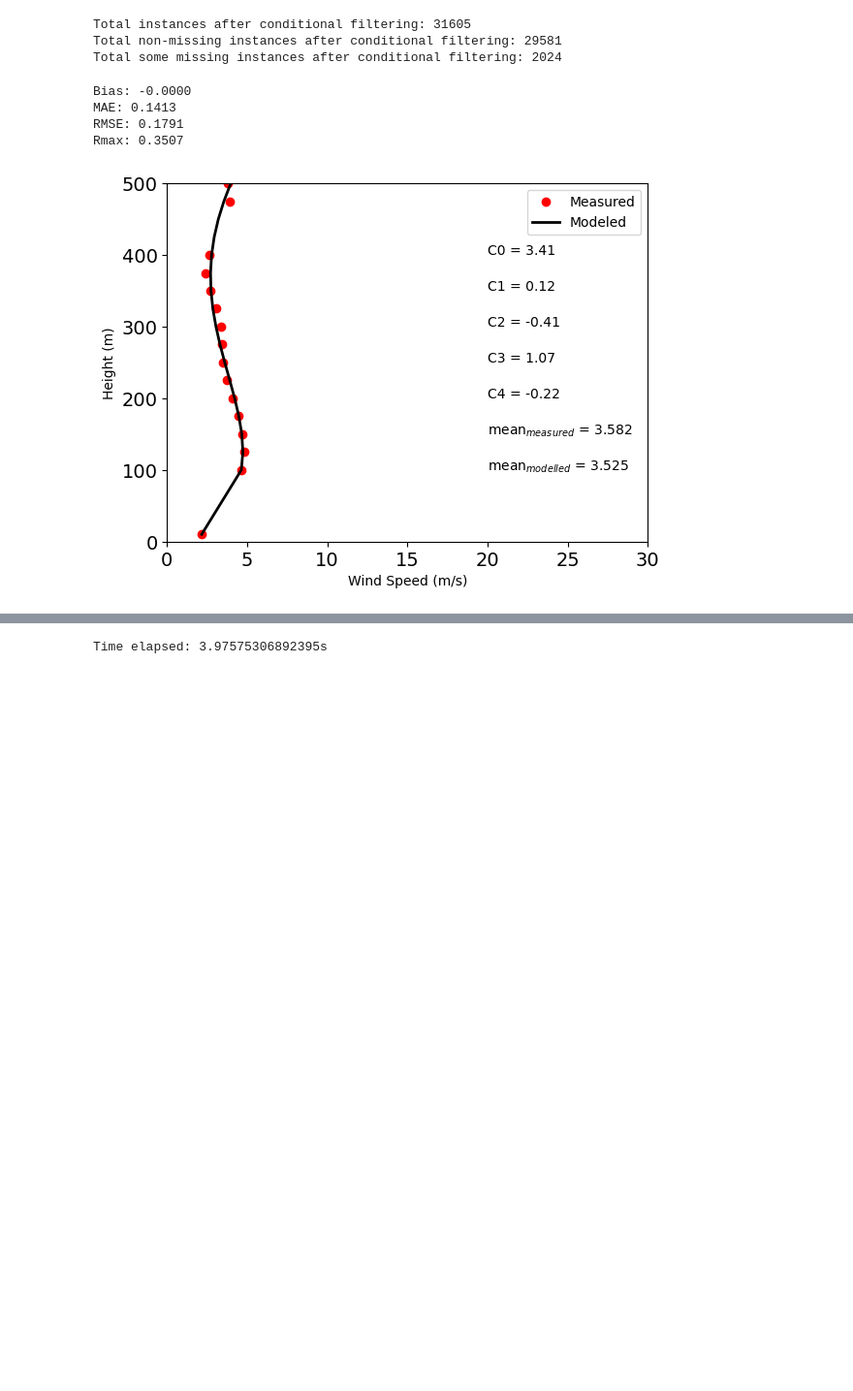
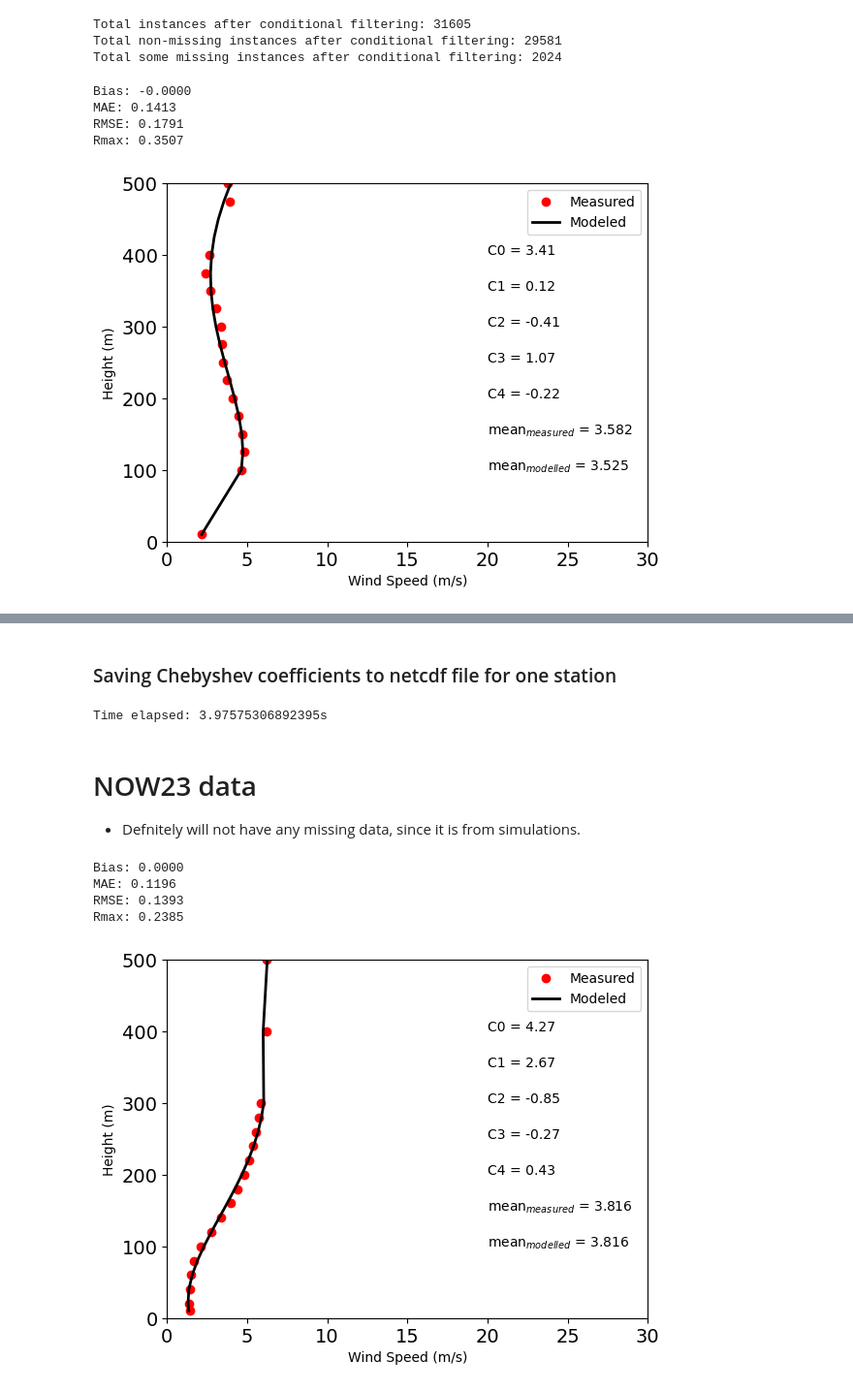
Before and after one commit to HarishBaki/Estimation-of-lidar-wind-speed-profiles-from-ERA5-inputs-using-TabNet, a Jupyter notebook: Compute_Chebyshev.ipynb, the cells around one changed output, grey strips where cells are left out. Shown at 97% size. Saved outputs shown, nothing was run; the diff lists cells and outputs as text; code cells hidden in the pictures; blank space fills up the shorter version.

Commit message:
Refactor code for computing Chebyshev coefficients for NOW23 data

```diff
--- a/Compute_Chebyshev.ipynb
+++ b/Compute_Chebyshev.ipynb
@@ -106,7 +126,6 @@ Rmax: 0.2815
 # %%
 from numpy.polynomial.chebyshev import chebfit
 CPtype = 1
-ref_H = np.array([0, 10] + list(range(100, 501, 25)))   # Reference heights starts from 0 m.
 Hn = normalize(Z, ref_H)
 print('Reference height: ', ref_H)
 print('Height: ', Z)
@@ -173,7 +194,6 @@ Total instances after conditional filtering: 31605
 Total non-missing instances after conditional filtering: 29581
 Total some missing instances after conditional filtering: 2024
 # %%
-ref_H = np.array([0,10] + list(range(100, 501, 25)))
 poly_order = 4
 CPtype = 1
 Coeff = Chebyshev_Coeff(Z, M.values,poly_order=poly_order, CPtype=CPtype, ref_H=ref_H)
@@ -241,5 +240,6 @@ Coordinates:
+# %% [markdown]
+### Saving Chebyshev coefficients to netcdf file for one station
 # %%
-ref_H = np.array([0,10] + list(range(100, 501, 25)))
 poly_order = 4
 CPtype = 1
 
@@ -258,8 +258,71 @@ print(f'Time elapsed: {etime-stime}s')
 coeff_da = xr.DataArray(Coeff, dims=['time', 'coeff'], coords={'time': filtered_data.time, 'coeff': np.arange(poly_order+1)},name='Chebyshev_Coefficients')
 
 # Save the coefficients to a netCDF file
-output_dir = f'Data/Profiler_Chebyshev_Coefficients'
+output_dir = f'data/Profiler_Chebyshev_Coefficients'
 os.makedirs(output_dir, exist_ok=True)
 coeff_da.to_netcdf(f'{output_dir}/{station_id}.nc')
 # %% [output]
 Time elapsed: 3.97575306892395s
+# %% [markdown]
+# NOW23 data
+- Defnitely will not have any missing data, since it is from simulations.
+# %%
+# Define the height levels and ensure the output directory exists
+station_id = 'PROF_OWEG'
+dfs = []
+for year in range(2000,2021):
+    df = pd.read_csv(f'data/NOW23/{station_id}/{year}.csv',index_col=0)
+    df.index = pd.to_datetime(df.index)
+    dfs.append(df)
+combined_df = pd.concat(dfs,axis=0)
+# %%
+# randomly select one profile for visualization
+np.random.seed(14000)
+time_idx = np.random.choice(combined_df.index)
+# select the data for the selected time
+M = combined_df.loc[time_idx]
+Z = np.array([10] + list(range(20, 301, 20)) + [400, 500])
+
+poly_order = 4
+CPtype = 1
+Coeff = Chebyshev_Coeff(Z, M.values,poly_order=poly_order, CPtype=CPtype, ref_H=ref_H)
+Mp = WindProfile(Z,Coeff, poly_order=poly_order,CPtype=CPtype,ref_H=ref_H)
+# Calculate statistics
+Bias = np.mean(M - Mp)
+MAE = np.mean(np.abs(M - Mp))
+RMSE = np.sqrt(np.mean((M - Mp)**2))
+Rmax = np.max(np.abs(M - Mp))
+
+# Print the statistics
+print(f'Bias: {Bias:.4f}')
+print(f'MAE: {MAE:.4f}')
+print(f'RMSE: {RMSE:.4f}')
+print(f'Rmax: {Rmax:.4f}')
+
+# Create Coeff_tot array
+Coeff_tot = np.zeros(10)
+Coeff_tot[:len(Coeff)] = Coeff
+
+# Plot and save the figure
+fig, ax = plt.subplots()
+ax.plot(M, Z, 'or', markerfacecolor='r')
+ax.plot(Mp, Z, '-k', linewidth=2)
+ax.set(xlabel='Wind Speed (m/s)', ylabel='Height (m)')
+ax.set_xlim([0, 30])
+ax.set_ylim([0, 500])
+ax.tick_params(labelsize=14)
+ax.legend(['Measured', 'Modeled'])
+plt.text(20, 400, f'C0 = {Coeff_tot[0]:.2f}')
+plt.text(20, 350, f'C1 = {Coeff_tot[1]:.2f}')
+plt.text(20, 300, f'C2 = {Coeff_tot[2]:.2f}')
+plt.text(20, 250, f'C3 = {Coeff_tot[3]:.2f}')
+plt.text(20, 200, f'C4 = {Coeff_tot[4]:.2f}')
+plt.text(20, 150, fr'mean$_{{measured}}$ = {M.mean():.3f}')
+plt.text(20, 100, fr'mean$_{{modelled}}$ = {Mp.mean():.3f}')
+plt.savefig(f'data/Figures/NOW23_chebyshev_fit_with_p{poly_order}_conditional-missing.png')
+# %% [output]
+Bias: 0.0000
+MAE: 0.1196
+RMSE: 0.1393
+Rmax: 0.2385
+[figure, added]
```
Also changed, not shown: parts of 11 cells of this notebook.
